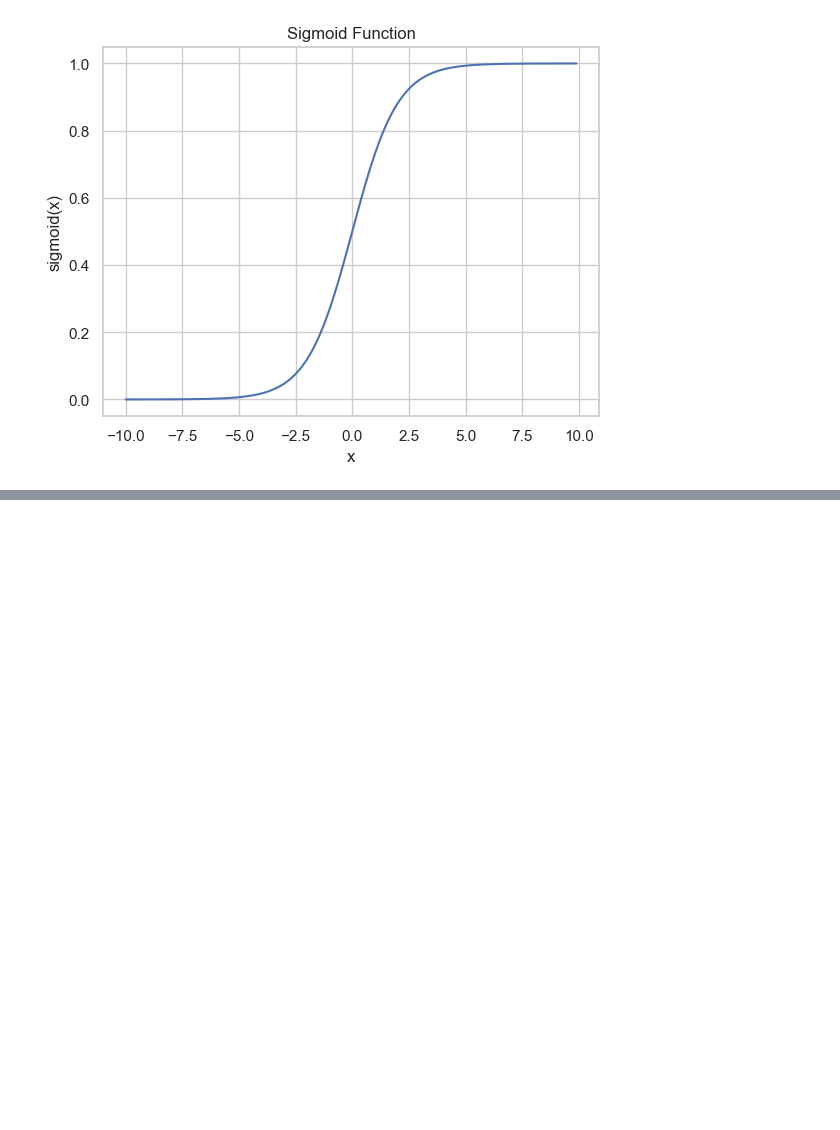
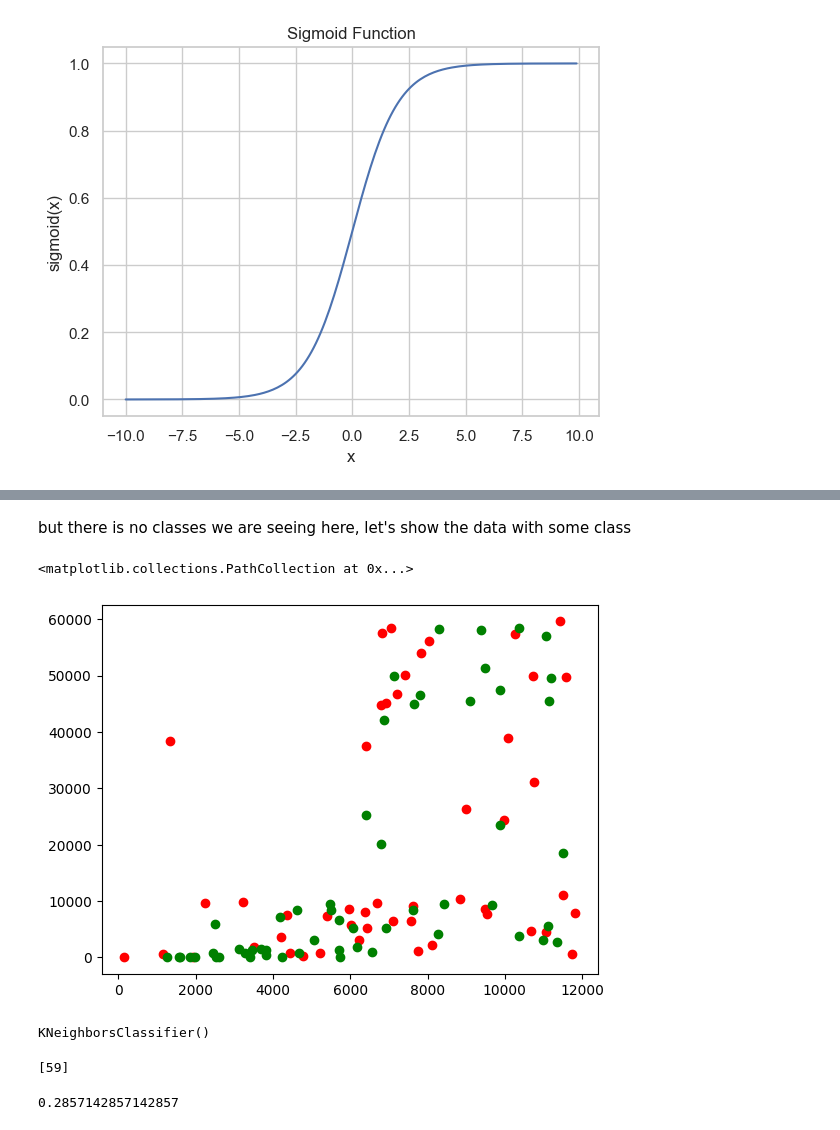
Before and after one commit to rajeesing/ipynb, a Jupyter notebook: MachineLearning.ipynb, the cells around one changed output, grey strips where cells are left out. Cells and saved outputs as stored; diff of their text form; code cells hidden in the pictures; blank space fills up the shorter version.

```diff
--- a/MachineLearning.ipynb
+++ b/MachineLearning.ipynb
@@ -364,0 +433,11 @@ plt.show()
+# %% [markdown]
+but there is no classes we are seeing here, let's show the data with some class
+# %%
+df1 = car_filter[cardata.gender == 0]
+df2 = car_filter[cardata.gender == 1]
+
+plt.scatter(df1.income, df1.debt, color='red') # class red
+plt.scatter(df2.income, df2.debt, color='green') # class green
+# %% [output]
+<matplotlib.collections.PathCollection at 0x...>
+[figure, added]
@@ -364,0 +451,14 @@ plt.show()
+# %%
+from sklearn.neighbors import KNeighborsClassifier
+classifier = KNeighborsClassifier(n_neighbors=5) # we will use 5 neighbors which is K
+classifier.fit(X_train, Y_train)
+# %% [output]
+KNeighborsClassifier()
+# %%
+print(classifier.predict([[33,148000]]))
+# %% [output]
+[59]
+# %%
+classifier.score(X_test, Y_test)
+# %% [output]
+0.2857142857142857
```
Also changed, not shown: parts of 12 cells of this notebook, 8 other files.
